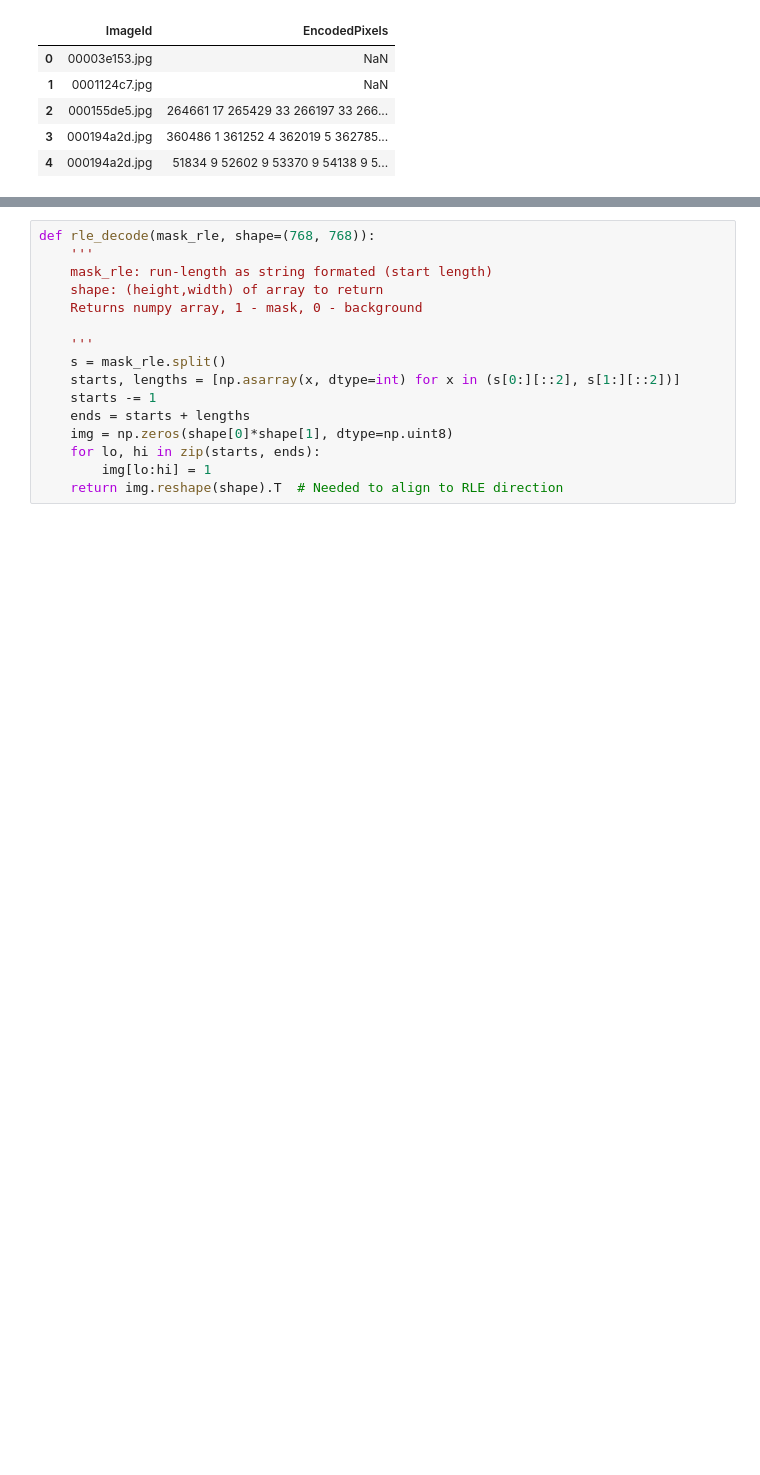
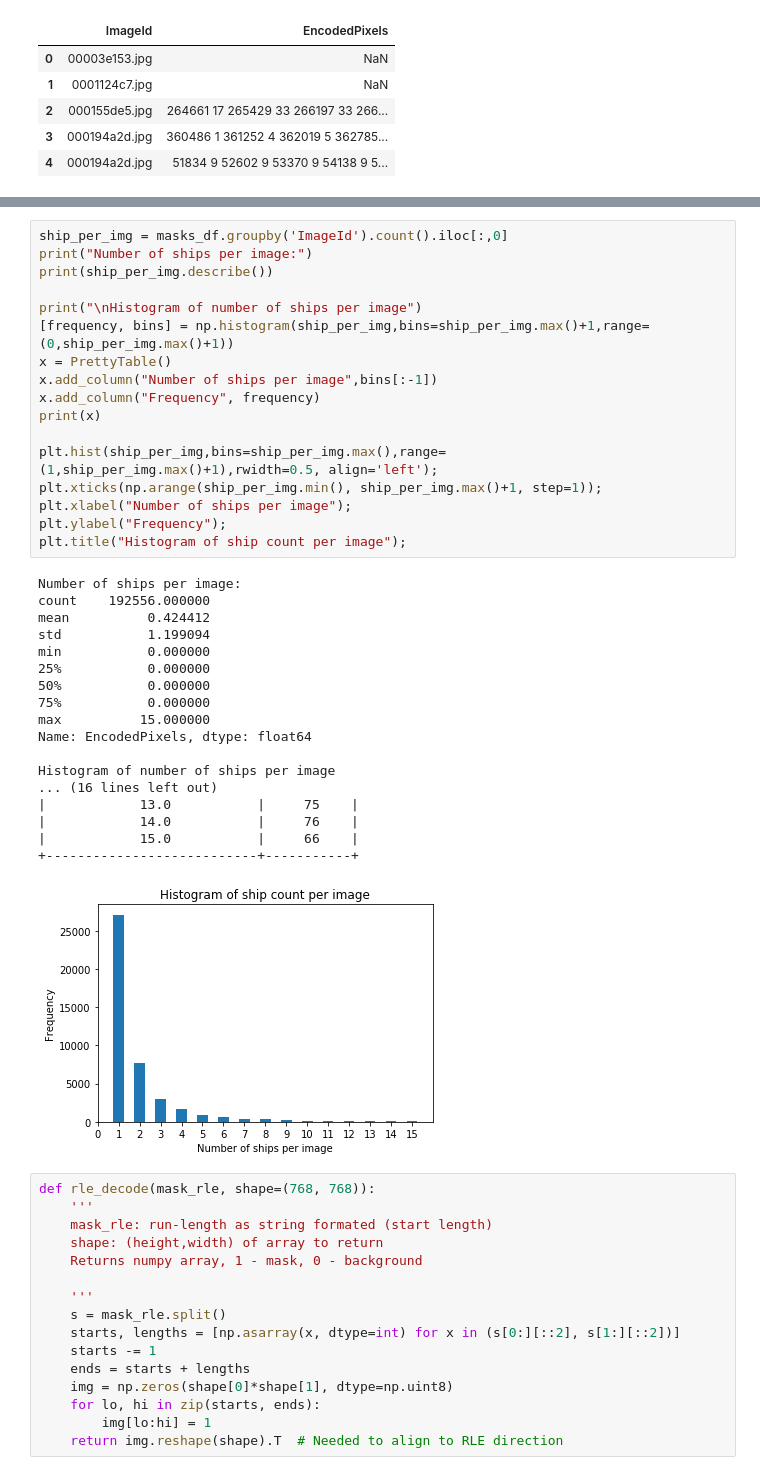
Before and after one commit to kaland313/vitmav45-ShipSeakers, a Jupyter notebook: NagyHFDataPrep.ipynb, the cells around one changed output, grey strips where cells are left out. Saved outputs shown, nothing was run; the diff lists cells and outputs as text; blank space fills up the shorter version.

```diff
--- a/NagyHFDataPrep.ipynb
+++ b/NagyHFDataPrep.ipynb
@@ -68,3 +85,39 @@ Name: EncodedPixels, dtype: float64
+# %%
+ship_per_img = masks_df.groupby('ImageId').count().iloc[:,0]
+print("Number of ships per image:")
+print(ship_per_img.describe())
+
+print("\nHistogram of number of ships per image")
+[frequency, bins] = np.histogram(ship_per_img,bins=ship_per_img.max()+1,range=(0,ship_per_img.max()+1))
+x = PrettyTable()
+x.add_column("Number of ships per image",bins[:-1])
+x.add_column("Frequency", frequency)
+print(x)
+
+plt.hist(ship_per_img,bins=ship_per_img.max(),range=(1,ship_per_img.max()+1),rwidth=0.5, align='left');
+plt.xticks(np.arange(ship_per_img.min(), ship_per_img.max()+1, step=1));
+plt.xlabel("Number of ships per image");
+plt.ylabel("Frequency");
+plt.title("Histogram of ship count per image");
+# %% [output]
+Number of ships per image:
+count    192556.000000
+mean          0.424412
+std           1.199094
+min           0.000000
+25%           0.000000
+50%           0.000000
+75%           0.000000
+max          15.000000
+Name: EncodedPixels, dtype: float64
+
+Histogram of number of ships per image
+... (16 lines left out)
+|            13.0           |     75    |
+|            14.0           |     76    |
+|            15.0           |     66    |
++---------------------------+-----------+
+[figure, added]
 # %%
 def rle_decode(mask_rle, shape=(768, 768)):
     '''
```
Also changed, not shown: parts of 6 cells of this notebook.
